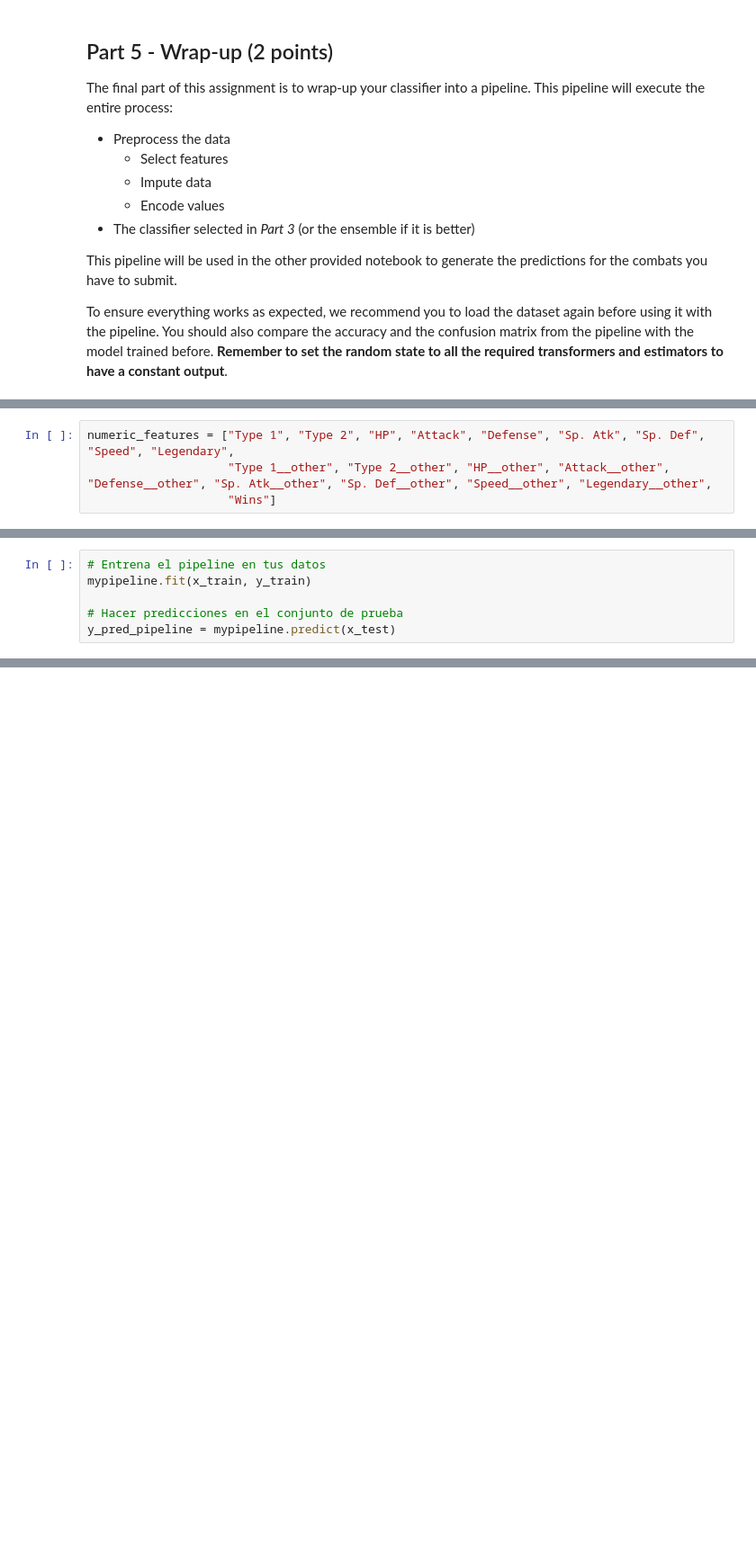
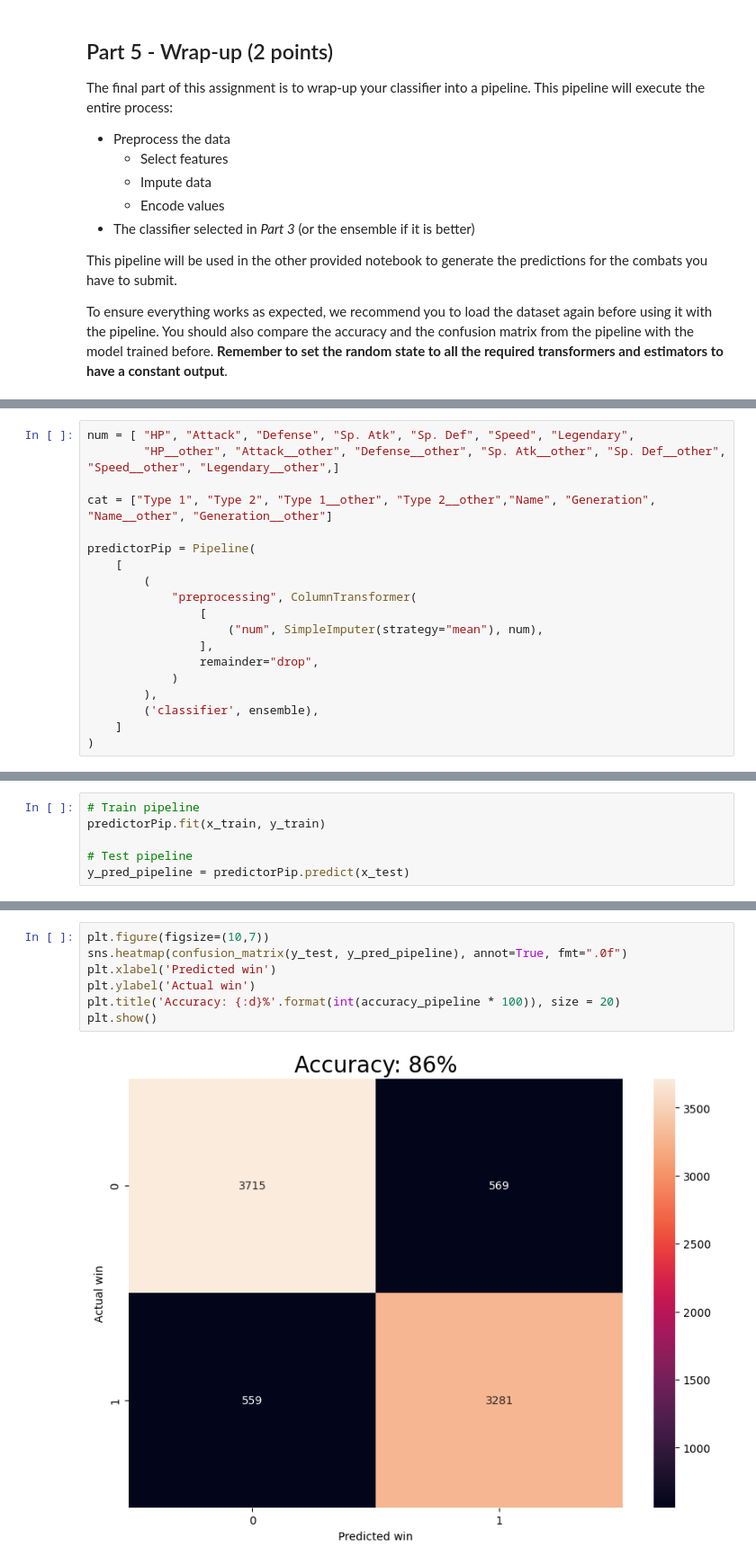
Before and after one commit to RubenMartinezSiso/PokemonBattleSimulator, a Jupyter notebook: pokemon_basic-ml.ipynb, the cells around one changed output, grey strips where cells are left out. Shown at 90% size. Drawn from its saved outputs; the diff is of its cells as text; blank space fills up the shorter version.

```diff
--- a/pokemon_basic-ml.ipynb
+++ b/pokemon_basic-ml.ipynb
@@ -1163,4 +1170,19 @@ from sklearn.preprocessing import StandardScaler, OneHotEncoder
 # %%
-numeric_features = ["Type 1", "Type 2", "HP", "Attack", "Defense", "Sp. Atk", "Sp. Def", "Speed", "Legendary",
-                    "Type 1__other", "Type 2__other", "HP__other", "Attack__other", "Defense__other", "Sp. Atk__other", "Sp. Def__other", "Speed__other", "Legendary__other",
-                    "Wins"]
+num = [ "HP", "Attack", "Defense", "Sp. Atk", "Sp. Def", "Speed", "Legendary",
+        "HP__other", "Attack__other", "Defense__other", "Sp. Atk__other", "Sp. Def__other", "Speed__other", "Legendary__other",]
+
+cat = ["Type 1", "Type 2", "Type 1__other", "Type 2__other","Name", "Generation", "Name__other", "Generation__other"]
+
+predictorPip = Pipeline(
+    [
+        (
+            "preprocessing", ColumnTransformer(
+                [
+                    ("num", SimpleImputer(strategy="mean"), num),
+                ],
+                remainder="drop",
+            )
+        ),
+        ('classifier', ensemble),
+    ]
+)
@@ -1182,7 +1189,7 @@ mypipeline = Pipeline(steps=[
 # %%
-# Entrena el pipeline en tus datos
-mypipeline.fit(x_train, y_train)
+# Train pipeline
+predictorPip.fit(x_train, y_train)
 
-# Hacer predicciones en el conjunto de prueba
-y_pred_pipeline = mypipeline.predict(x_test)
+# Test pipeline
+y_pred_pipeline = predictorPip.predict(x_test)
 # %%
@@ -1210,0 +1208,9 @@ joblib.dump(mypipeline, 'mypipeline.pkl')
+# %%
+plt.figure(figsize=(10,7))
+sns.heatmap(confusion_matrix(y_test, y_pred_pipeline), annot=True, fmt=".0f")
+plt.xlabel('Predicted win')
+plt.ylabel('Actual win')
+plt.title('Accuracy: {:d}%'.format(int(accuracy_pipeline * 100)), size = 20)
+plt.show()
+# %% [output]
+[figure, added]
```
Also changed, not shown: parts of 16 cells of this notebook, 3 other files.
